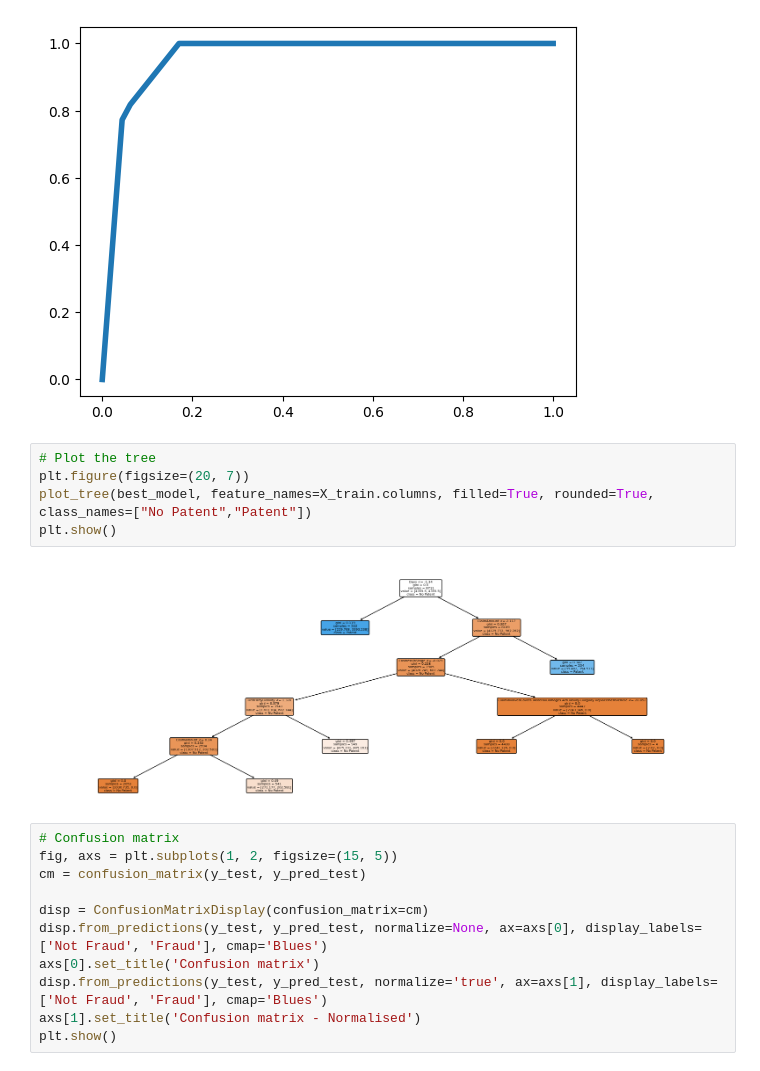
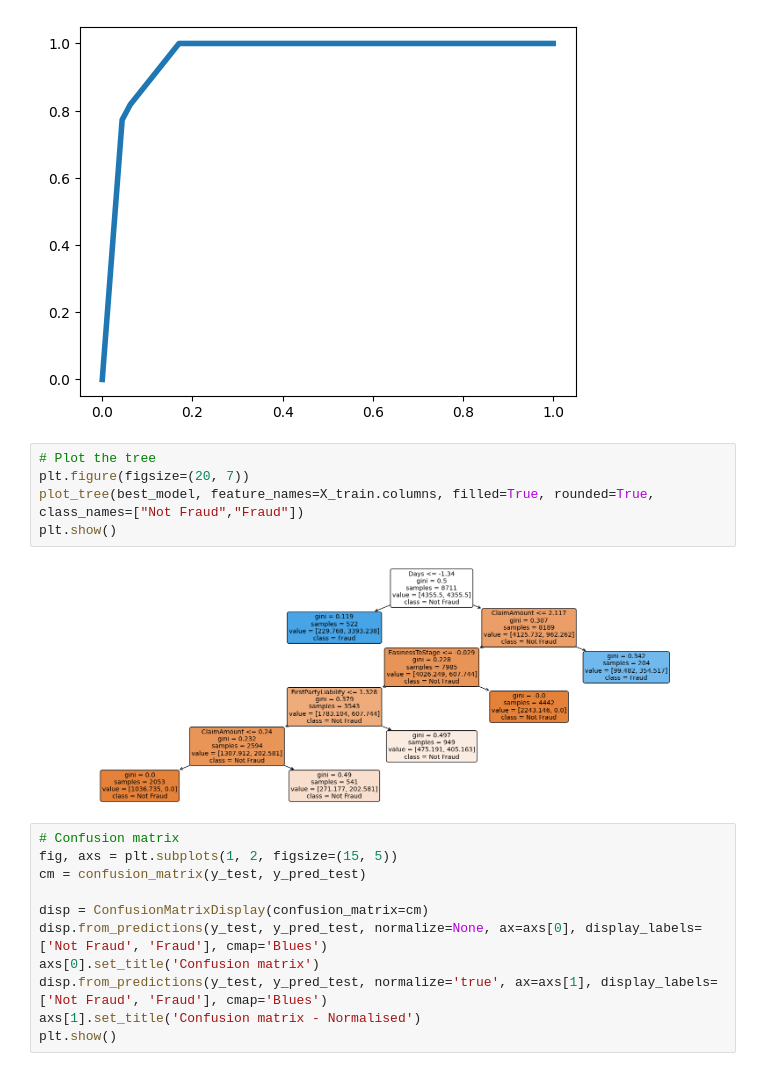
Before and after one commit to jill-data/DL-Insurance-Fraud-Detection, a Jupyter notebook: DT 2nd model.ipynb, the cells around one changed output. Drawn from its saved outputs; the diff is of its cells as text.

```diff
--- a/DT 2nd model.ipynb
+++ b/DT 2nd model.ipynb
@@ -419,10 +419,10 @@ accuracy: 0.937
 # %%
 # Plot the tree
 plt.figure(figsize=(20, 7))
-plot_tree(best_model, feature_names=X_train.columns, filled=True, rounded=True, class_names=["No Patent","Patent"])
+plot_tree(best_model, feature_names=X_train.columns, filled=True, rounded=True, class_names=["Not Fraud","Fraud"])
 plt.show()
 # %% [output]
-[figure, old version]
+[figure, new version]
 # %%
 # Confusion matrix
 fig, axs = plt.subplots(1, 2, figsize=(15, 5))
```
Also changed, not shown: parts of 3 cells of this notebook.
